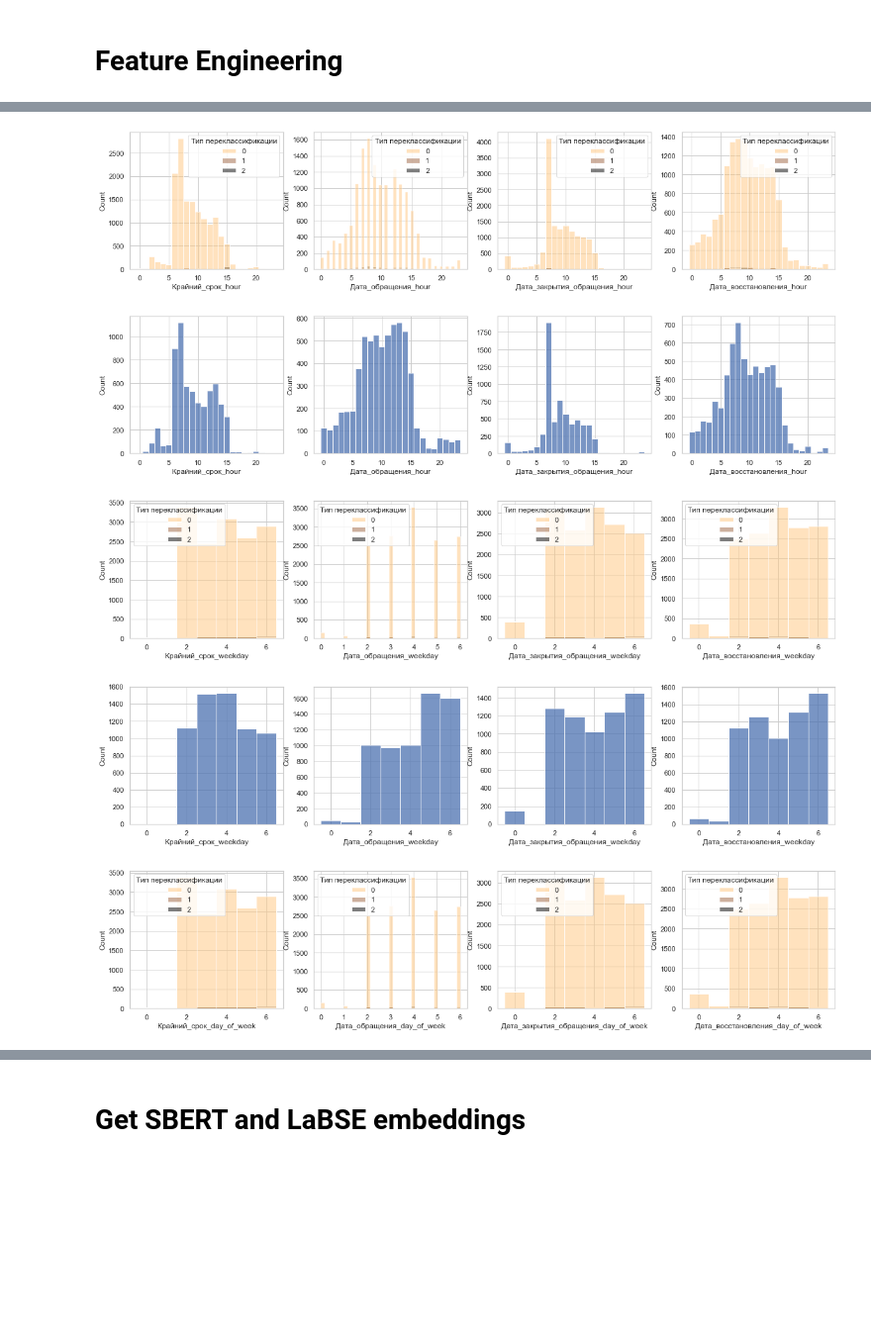
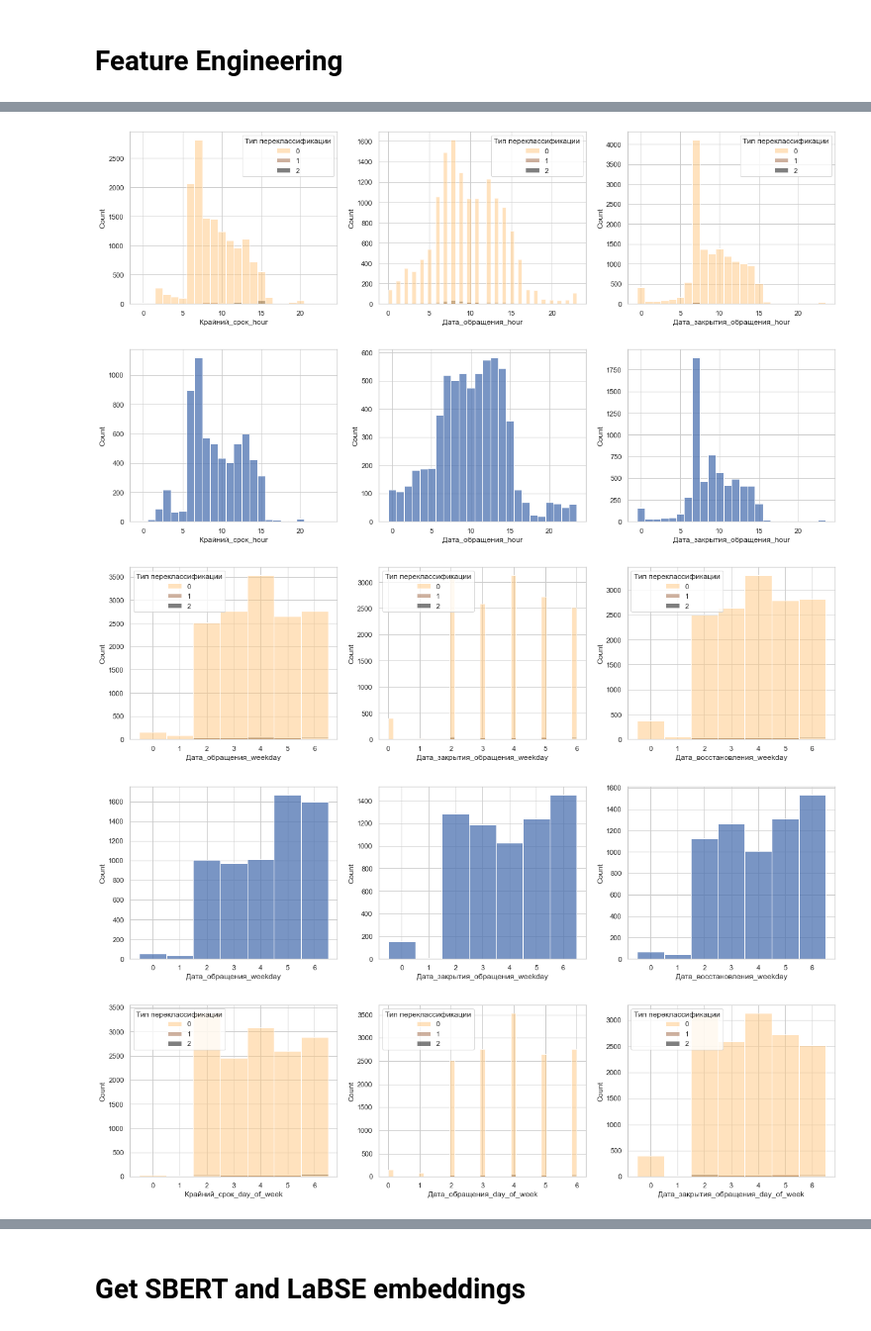
Before and after one commit to lyaminartemiy/central_bank_hack, a Jupyter notebook: baseline/hard_ml.ipynb, the cells around one changed output, grey strips where cells are left out. Shown at 99% size. Saved outputs shown, nothing was run; the diff lists cells and outputs as text; code cells hidden in the pictures; blank space fills up the shorter version.

```diff
--- a/baseline/hard_ml.ipynb
+++ b/baseline/hard_ml.ipynb
@@ -350,27 +365,25 @@ days_of_week = [col for col in date_cols if "_day_of_week" in col]
 hours = [col for col in date_cols if "_hour" in col]
 weekdays = [col for col in date_cols if "_weekday" in col]
 # %%
-sns.set(rc={'figure.figsize':(20, 4)})
+sns.set(rc={'figure.figsize':(20, 5)})
 sns.set_style('whitegrid')
 
 groups = [hours, weekdays, days_of_week]
 for group_cols in groups:
-    fig, ax = plt.subplots(1,4)
+    fig, ax = plt.subplots(1, 3)
     sns.histplot(x=train_df[group_cols].iloc[:, 0], hue=train_df['Тип переклассификации'], ax=ax[0], palette='copper_r');
     sns.histplot(x=train_df[group_cols].iloc[:, 1].astype(int), hue=train_df['Тип переклассификации'], ax=ax[1], palette='copper_r');
     sns.histplot(x=train_df[group_cols].iloc[:, 2], hue=train_df['Тип переклассификации'], ax=ax[2], palette='copper_r');
-    sns.histplot(x=train_df[group_cols].iloc[:, 3], hue=train_df['Тип переклассификации'], ax=ax[3], palette='copper_r');
     plt.show()
 
-    fig, ax = plt.subplots(1,4)
+    fig, ax = plt.subplots(1, 3)
     sns.histplot(x=test_df[group_cols].iloc[:, 0], ax=ax[0], palette='copper_r');
     sns.histplot(x=test_df[group_cols].iloc[:, 1], ax=ax[1], palette='copper_r');
     sns.histplot(x=test_df[group_cols].iloc[:, 2], ax=ax[2], palette='copper_r');
-    sns.histplot(x=test_df[group_cols].iloc[:, 3], ax=ax[3], palette='copper_r');
     plt.show()
 # %% [output]
-[figure, old version]
+[figure, new version]
-[figure, old version]
+[figure, new version]
-[figure, old version]
+[figure, new version]
-[figure, old version]
+[figure, new version]
-[figure, old version]
+[figure, new version]
```
Also changed, not shown: parts of 65 cells of this notebook.
